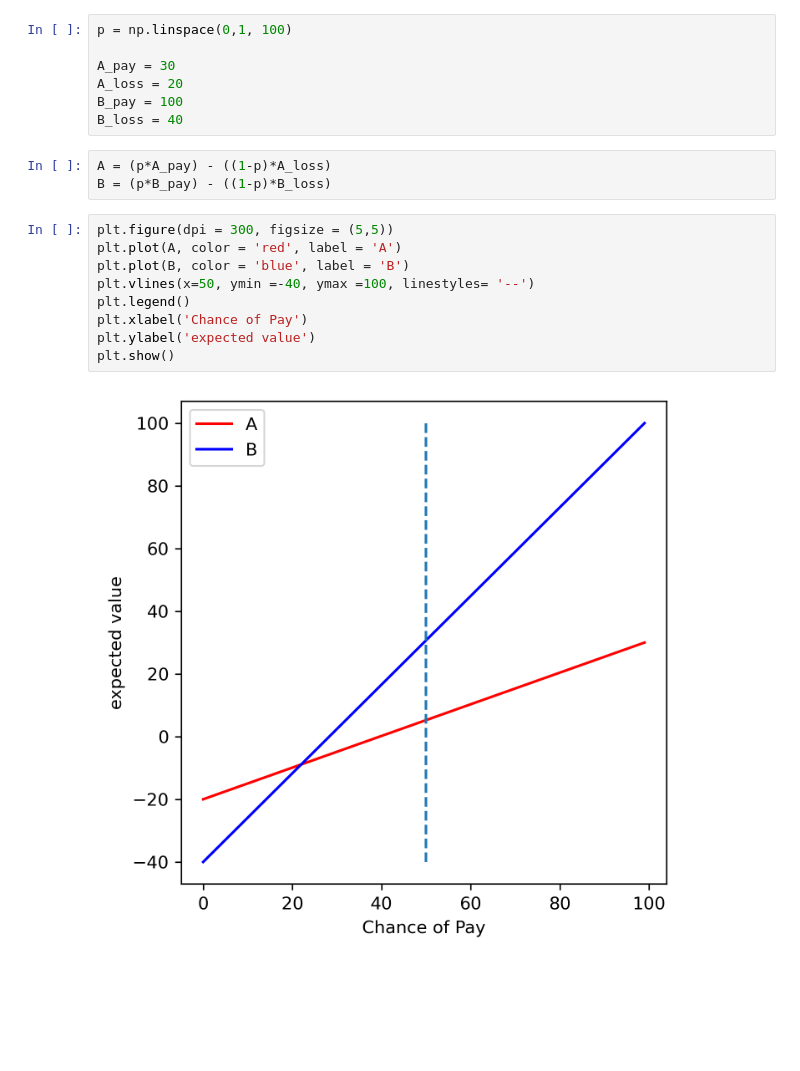
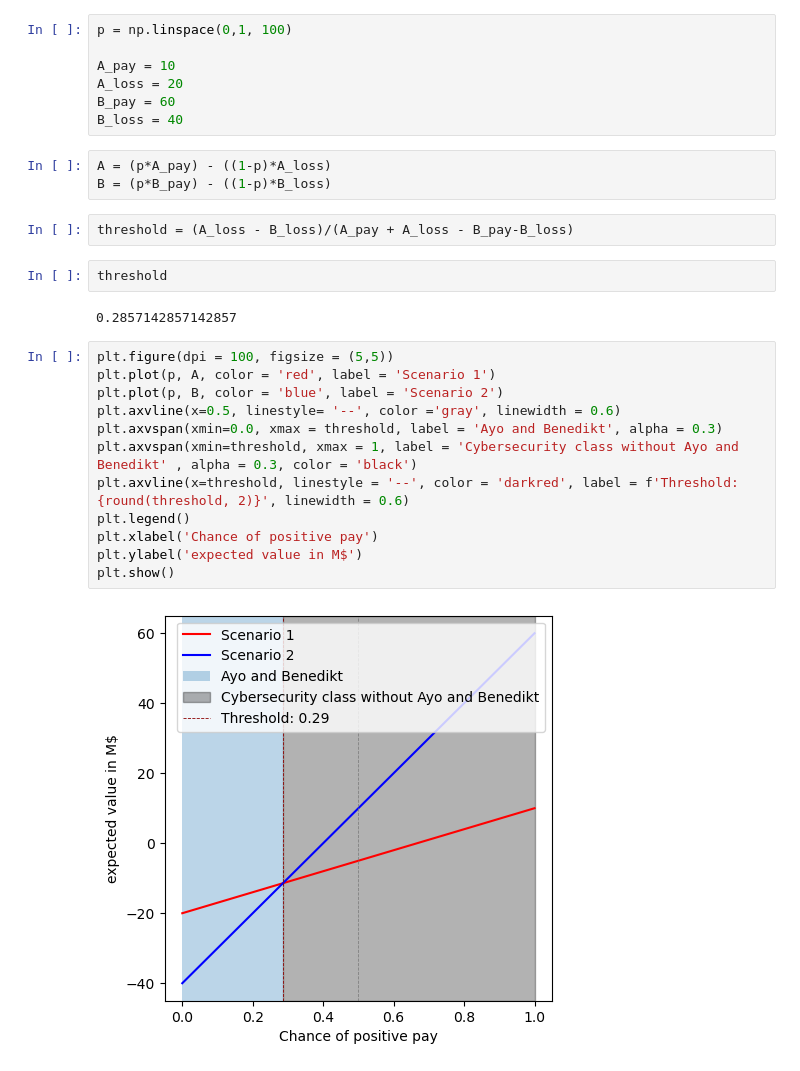
Before and after one commit to bennymiddel/personal_projects, a Jupyter notebook: 04_testground/testground.ipynb, the cells around one changed output. Drawn from its saved outputs; the diff is of its cells as text; blank space fills up the shorter version.

```diff
--- a/04_testground/testground.ipynb
+++ b/04_testground/testground.ipynb
@@ -4,21 +4,30 @@ import matplotlib.pyplot as plt
 # %%
 p = np.linspace(0,1, 100)
 
-A_pay = 30
+A_pay = 10
 A_loss = 20
-B_pay = 100
+B_pay = 60
 B_loss = 40
 # %%
 A = (p*A_pay) - ((1-p)*A_loss)
 B = (p*B_pay) - ((1-p)*B_loss)
-# %%
-plt.figure(dpi = 300, figsize = (5,5))
-plt.plot(A, color = 'red', label = 'A')
-plt.plot(B, color = 'blue', label = 'B')
-plt.vlines(x=50, ymin =-40, ymax =100, linestyles= '--')
-plt.legend()
-plt.xlabel('Chance of Pay')
-plt.ylabel('expected value')
-plt.show()
-# %% [output]
-[figure, removed]
+# %%
+threshold = (A_loss - B_loss)/(A_pay + A_loss - B_pay-B_loss)
+# %%
+threshold
+# %% [output]
+0.2857142857142857
+# %%
+plt.figure(dpi = 100, figsize = (5,5))
+plt.plot(p, A, color = 'red', label = 'Scenario 1')
+plt.plot(p, B, color = 'blue', label = 'Scenario 2')
+plt.axvline(x=0.5, linestyle= '--', color ='gray', linewidth = 0.6)
+plt.axvspan(xmin=0.0, xmax = threshold, label = 'Ayo and Benedikt', alpha = 0.3)
+plt.axvspan(xmin=threshold, xmax = 1, label = 'Cybersecurity class without Ayo and Benedikt' , alpha = 0.3, color = 'black')
+plt.axvline(x=threshold, linestyle = '--', color = 'darkred', label = f'Threshold: {round(threshold, 2)}', linewidth = 0.6)
+plt.legend()
+plt.xlabel('Chance of positive pay')
+plt.ylabel('expected value in M$')
+plt.show()
+# %% [output]
+[figure, added]
```
